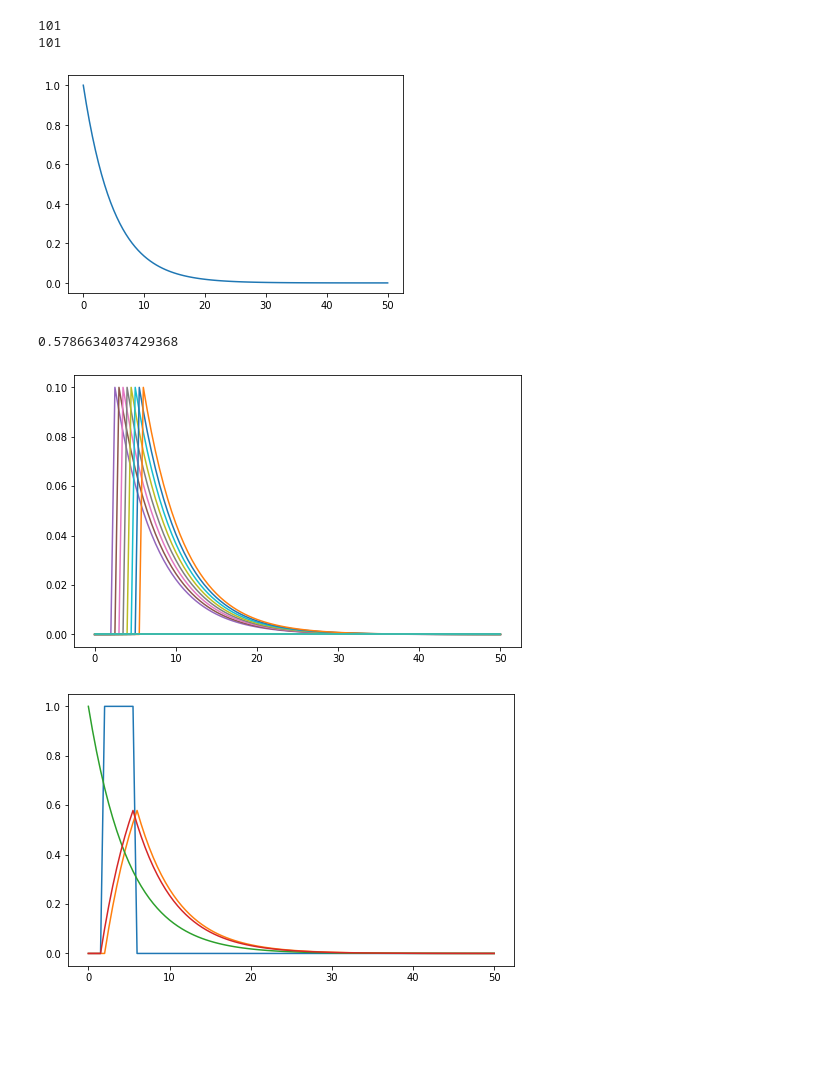
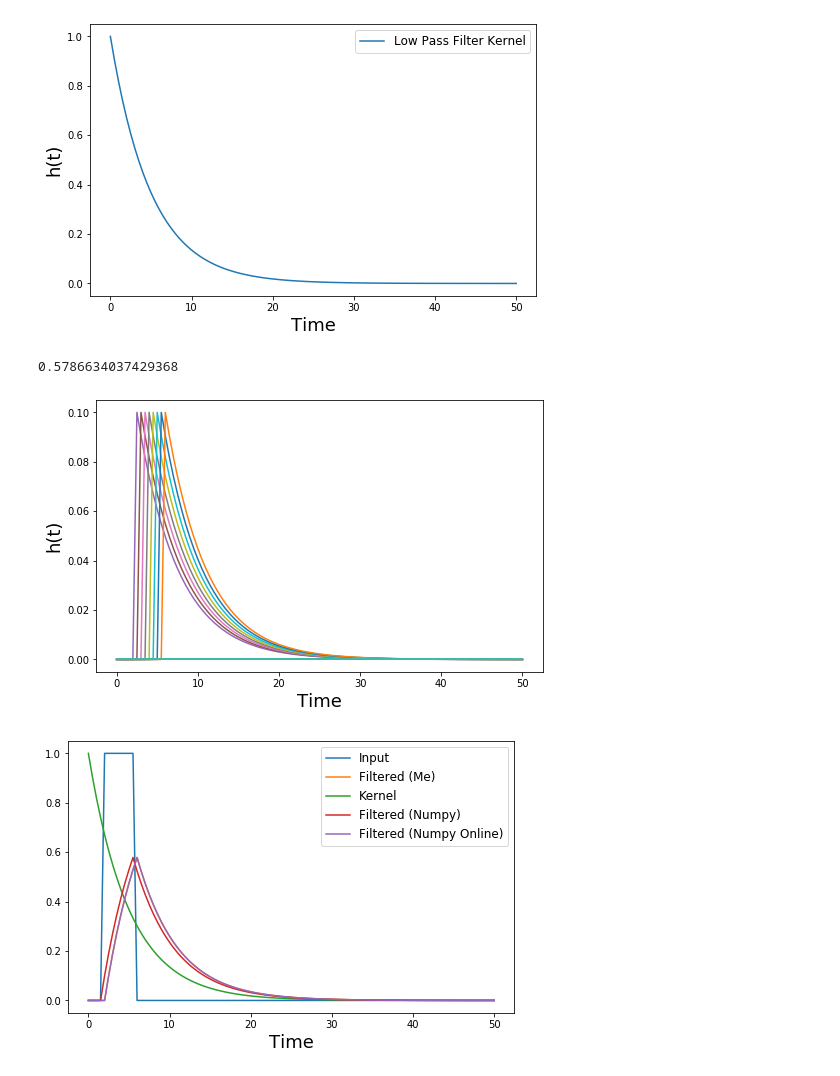
Before and after one commit to marshineer/HS_LabRot, a Jupyter notebook: eligibility_trace_test.ipynb, the cells around one changed output. Saved outputs shown, nothing was run; the diff lists cells and outputs as text; code cells hidden in the pictures; blank space fills up the shorter version.

```diff
--- a/eligibility_trace_test.ipynb
+++ b/eligibility_trace_test.ipynb
@@ -1,6 +1,11 @@
 # %%
 import numpy as np
 import matplotlib.pyplot as plt
+
+# Define plot font sizes
+label_font = 18
+title_font = 24
+legend_font = 12
 # %%
 # Time vars
 T = 50
@@ -13,7 +18,6 @@ KC_time = np.arange(int(2/dt), int(6/dt))
 r_KC = np.zeros(time.size)
 r_KC[KC_time] = 1
 # r_KC[2] = 1
-print(r_KC.size)
 DAN_time = np.arange(int(6/dt), int(10/dt))
 r_DAN = np.zeros(time.size)
 r_DAN[DAN_time] = 1
@@ -21,39 +25,49 @@ r_DAN[DAN_time] = 1
 
 # Define the filter
 ht = np.exp(-time / tau_w)
-plt.plot(time, ht)
+fig, ax = plt.subplots(1, 1, figsize=(8,5))
+ax.plot(time, ht, label='Low Pass Filter Kernel')
+ax.set_xlabel('Time', fontsize=label_font)
+ax.set_ylabel('h(t)', fontsize=label_font)
+ax.legend(fontsize=legend_font);
 # print(ht[-0:])
 # print(ht[:-1])
-print(ht.size)
 # %% [output]
-101
-101
-[figure, old version]
+[figure, new version]
 # %%
 # Convolve ht with one of the inputs
 out1 = np.zeros(time.size)
 out2 = np.zeros(time.size)
 fig, ax = plt.subplots(1, 1, figsize=(8,5))
 for t in range(time.size - 1):
     new_sum1 = ht[:-(t+1)] * r_KC[t] * dt / tau_w
+    out1[t+1:] += new_sum1
+#     new_sum2 = np.convolve(r_KC, ht, mode='full')[:time.size-(t+1)] * dt / tau_w
+    new_sum2 = np.convolve(r_KC[t], ht, mode='full')[:time.size-(t+1)] * dt / tau_w
+    out2[t+1:] += new_sum2
+
+    # Plot individual impulse responses
     next_sum = np.zeros(time.size)
     next_sum[(t+1):] = new_sum1
     ax.plot(time, next_sum)
-    out1[t+1:] += new_sum1
-#     new_sum2 = ht[:-(t+1)] * r_DAN[t] * dt
-#     out2[t+1:] += new_sum2
+
+ax.set_xlabel('Time', fontsize=label_font)
+ax.set_ylabel('h(t)', fontsize=label_font)
 
 fig, ax = plt.subplots(1, 1, figsize=(8,5))
-ax.plot(time, r_KC)
-ax.plot(time, out1)
-ax.plot(time, ht)
-ax.plot(time, np.convolve(r_KC, ht, mode='full')[:time.size] * dt / tau_w)
-# ax.plot(time, out2)
+ax.plot(time, r_KC, label='Input')
+ax.plot(time, out1, label='Filtered (Me)')
+ax.plot(time, ht, label='Kernel')
+ax.plot(time, np.convolve(r_KC, ht, mode='full')[:time.size] * dt / tau_w, label='Filtered (Numpy)')
+ax.plot(time, out2, label='Filtered (Numpy Online)')
+ax.set_xlabel('Time', fontsize=label_font)
+# ax.set_ylabel('h(t)', fontsize=label_font)
+ax.legend(fontsize=legend_font);
 print(np.max(out1))
 # %% [output]
 0.5786634037429368
-[figure, old version]
+[figure, new version]
-[figure, old version]
+[figure, new version]
 # %%
 # Convolve ht with one of the inputs
 r_bar_KC = np.zeros(time.size)
```
Also changed, not shown: parts of 1 cell of this notebook, 1 other file.
